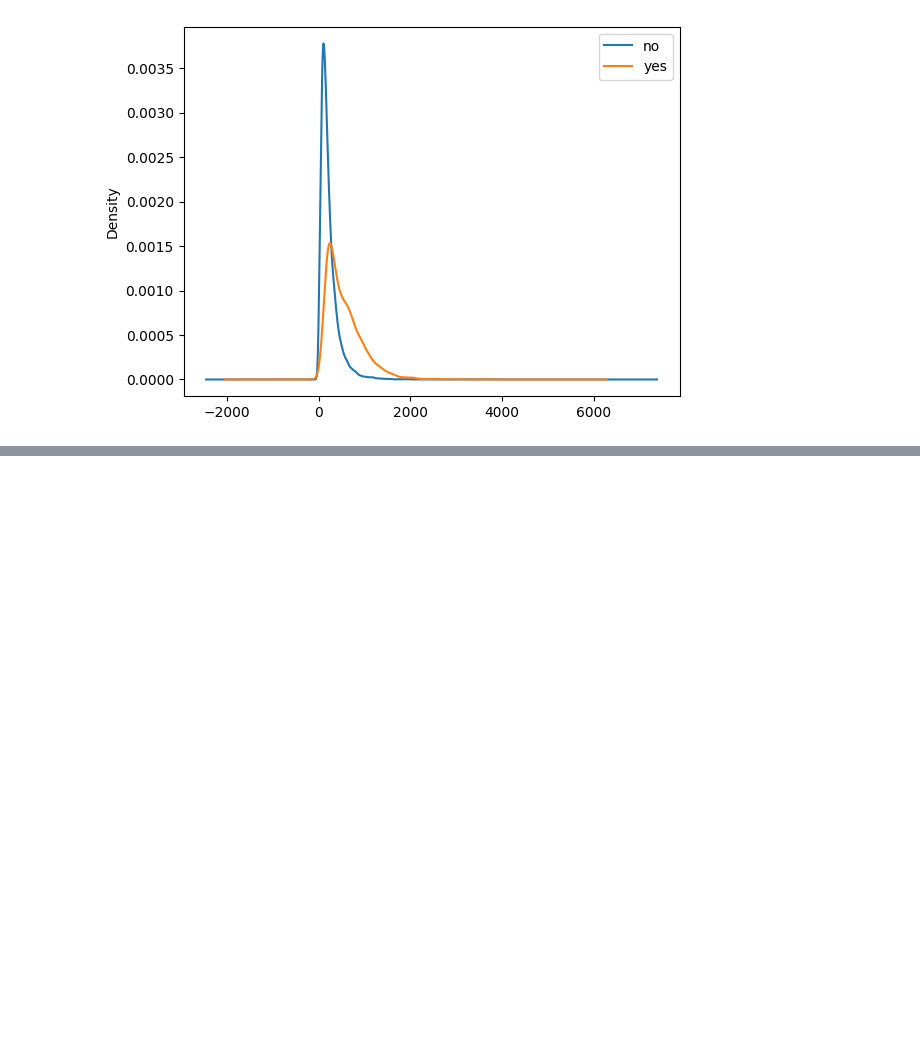
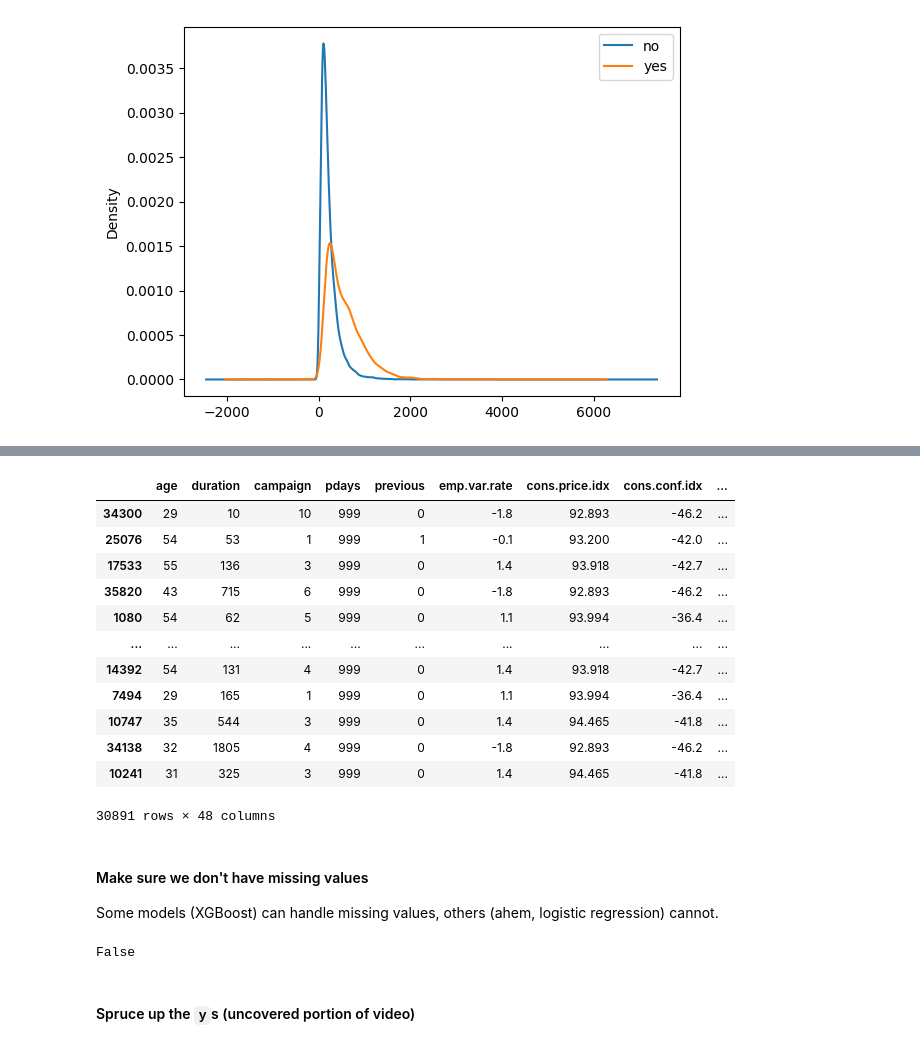
Before and after one commit to hfuhruhurr/effective-xgboost, a Jupyter notebook: dude.ipynb, the cells around one changed output, grey strips where cells are left out. Drawn from its saved outputs; the diff is of its cells as text; code cells hidden in the pictures; blank space fills up the shorter version.

```diff
--- a/dude.ipynb
+++ b/dude.ipynb
@@ -236,0 +342,35 @@ Name: duration, dtype: object
+# %%
+X_raw_train, X_raw_test, y_raw_train, y_raw_test = model_selection.train_test_split(
+    bank.drop(columns='y'),
+    bank.y,
+    stratify=bank.y,  # stratify ensures the same %age of values in test as in train
+    random_state=42
+)
+
+X_train = pl.fit_transform(X_raw_train)
+X_test = pl.transform(X_raw_test)        # NB: don't run fit on test b/c we wanna see how good our model is
+# %%
+X_train
+# %% [output]
+|  | age | duration | campaign | pdays | previous | emp.var.rate | cons.price.idx | cons.conf.idx | ... |
+| 34300 | 29 | 10 | 10 | 999 | 0 | -1.8 | 92.893 | -46.2 | ... |
+| 25076 | 54 | 53 | 1 | 999 | 1 | -0.1 | 93.200 | -42.0 | ... |
+| 17533 | 55 | 136 | 3 | 999 | 0 | 1.4 | 93.918 | -42.7 | ... |
+| 35820 | 43 | 715 | 6 | 999 | 0 | -1.8 | 92.893 | -46.2 | ... |
+| 1080 | 54 | 62 | 5 | 999 | 0 | 1.1 | 93.994 | -36.4 | ... |
+| ... | ... | ... | ... | ... | ... | ... | ... | ... | ... |
+| 14392 | 54 | 131 | 4 | 999 | 0 | 1.4 | 93.918 | -42.7 | ... |
+| 7494 | 29 | 165 | 1 | 999 | 0 | 1.1 | 93.994 | -36.4 | ... |
+| 10747 | 35 | 544 | 3 | 999 | 0 | 1.4 | 94.465 | -41.8 | ... |
+| 34138 | 32 | 1805 | 4 | 999 | 0 | -1.8 | 92.893 | -46.2 | ... |
+| 10241 | 31 | 325 | 3 | 999 | 0 | 1.4 | 94.465 | -41.8 | ... |
+30891 rows × 48 columns
+# %% [markdown]
+#### Make sure we don't have missing values
+Some models (XGBoost) can handle missing values, others (ahem, logistic regression) cannot.
+# %%
+X_train.isna().any().any()
+# %% [output]
+False
+# %% [markdown]
+#### Spruce up the `y`s (uncovered portion of video)
```
Also changed, not shown: parts of 22 cells of this notebook.
